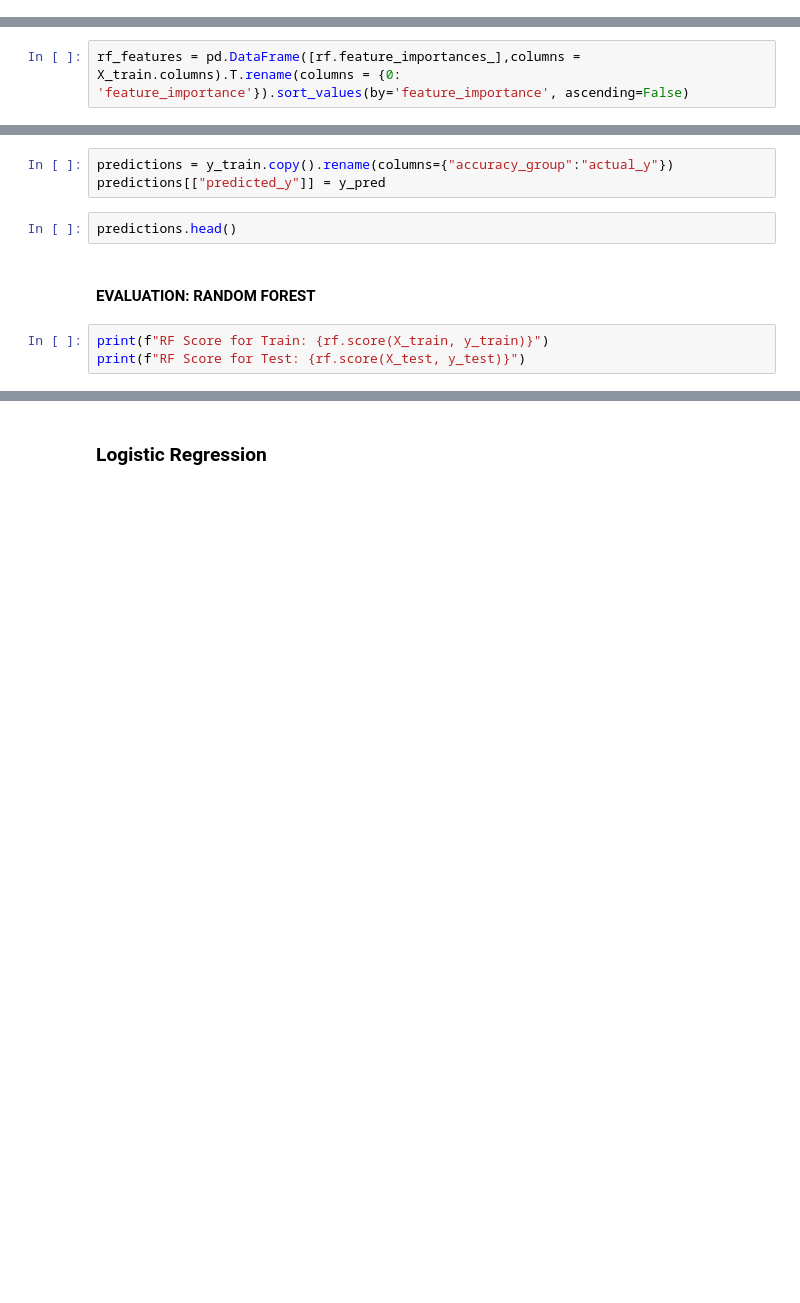
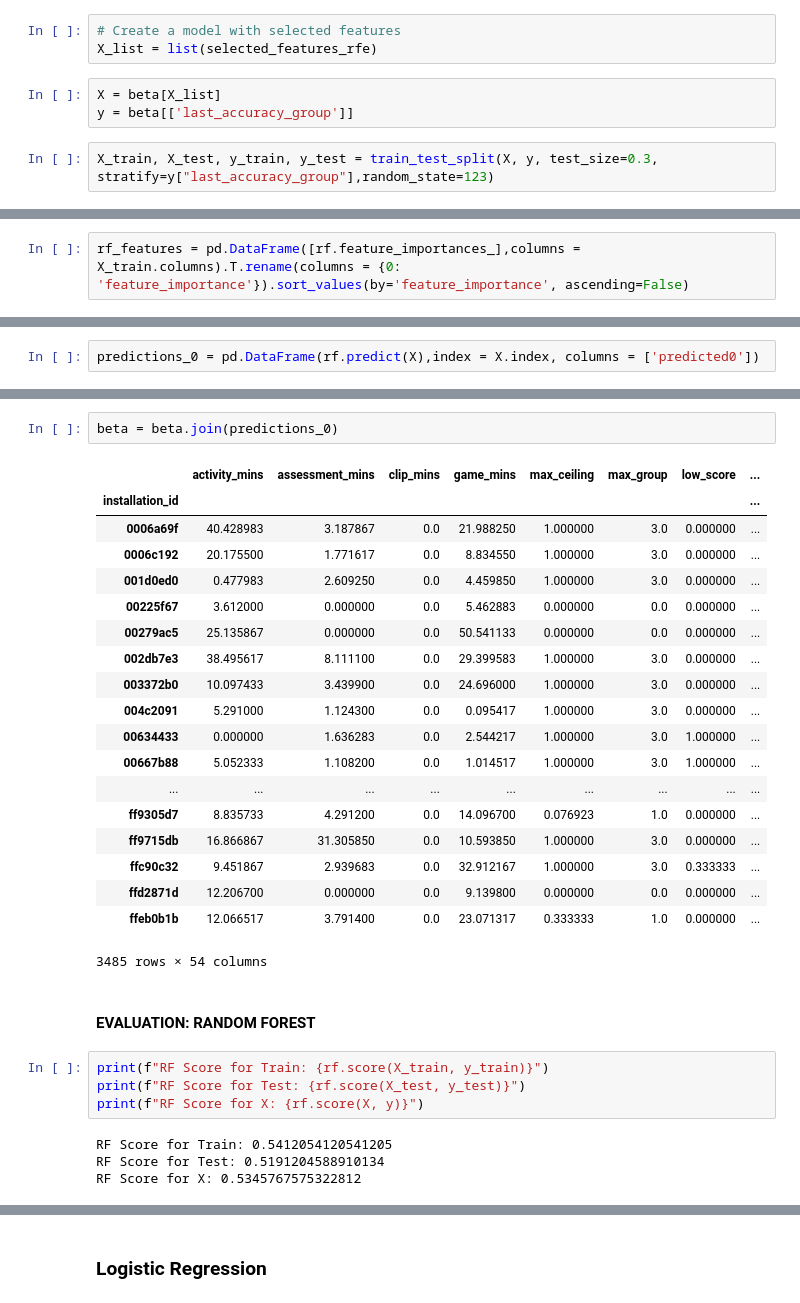
Before and after one commit to cats-in-the-hat/PBS-KIDS2, a Jupyter notebook: full_project_documentation.ipynb, the cells around one changed output, grey strips where cells are left out. Drawn from its saved outputs; the diff is of its cells as text; blank space fills up the shorter version.

```diff
--- a/full_project_documentation.ipynb
+++ b/full_project_documentation.ipynb
@@ -571,6 +870,14 @@ print(f"X_test shape: {X_test.shape}")
 # %% [markdown]
 ---
 ## VI. MODELING
+# %%
+# Create a model with selected features
+X_list = list(selected_features_rfe)
+# %%
+X = beta[X_list]
+y = beta[['last_accuracy_group']]
+# %%
+X_train, X_test, y_train, y_test = train_test_split(X, y, test_size=0.3, stratify=y["last_accuracy_group"],random_state=123)
 # %% [markdown]
 ### Random Forest
 # %% [markdown]
@@ -597,2 +915,4 @@ y_pred = pd.DataFrame(rf.predict(X_train),index = X_train.index)
 y_pred_test = pd.DataFrame(rf.predict(X_test),index = X_test.index)
+# %%
+predictions_0 = pd.DataFrame(rf.predict(X),index = X.index, columns = ['predicted0'])
 # %%
@@ -600,11 +928,33 @@ y_train.head()
-# %%
-predictions = y_train.copy().rename(columns={"accuracy_group":"actual_y"})
-predictions[["predicted_y"]] = y_pred
-# %%
-predictions.head()
+# %%
+beta = beta.join(predictions_0)
+# %% [output]
+|  | activity_mins | assessment_mins | clip_mins | game_mins | max_ceiling | max_group | low_score | ... |
+| installation_id |  |  |  |  |  |  |  | ... |
+| 0006a69f | 40.428983 | 3.187867 | 0.0 | 21.988250 | 1.000000 | 3.0 | 0.000000 | ... |
+| 0006c192 | 20.175500 | 1.771617 | 0.0 | 8.834550 | 1.000000 | 3.0 | 0.000000 | ... |
+| 001d0ed0 | 0.477983 | 2.609250 | 0.0 | 4.459850 | 1.000000 | 3.0 | 0.000000 | ... |
+| 00225f67 | 3.612000 | 0.000000 | 0.0 | 5.462883 | 0.000000 | 0.0 | 0.000000 | ... |
+| 00279ac5 | 25.135867 | 0.000000 | 0.0 | 50.541133 | 0.000000 | 0.0 | 0.000000 | ... |
+| 002db7e3 | 38.495617 | 8.111100 | 0.0 | 29.399583 | 1.000000 | 3.0 | 0.000000 | ... |
+| 003372b0 | 10.097433 | 3.439900 | 0.0 | 24.696000 | 1.000000 | 3.0 | 0.000000 | ... |
+| 004c2091 | 5.291000 | 1.124300 | 0.0 | 0.095417 | 1.000000 | 3.0 | 0.000000 | ... |
+| 00634433 | 0.000000 | 1.636283 | 0.0 | 2.544217 | 1.000000 | 3.0 | 1.000000 | ... |
+| 00667b88 | 5.052333 | 1.108200 | 0.0 | 1.014517 | 1.000000 | 3.0 | 1.000000 | ... |
+| ... | ... | ... | ... | ... | ... | ... | ... | ... |
+| ff9305d7 | 8.835733 | 4.291200 | 0.0 | 14.096700 | 0.076923 | 1.0 | 0.000000 | ... |
+| ff9715db | 16.866867 | 31.305850 | 0.0 | 10.593850 | 1.000000 | 3.0 | 0.000000 | ... |
+| ffc90c32 | 9.451867 | 2.939683 | 0.0 | 32.912167 | 1.000000 | 3.0 | 0.333333 | ... |
+| ffd2871d | 12.206700 | 0.000000 | 0.0 | 9.139800 | 0.000000 | 0.0 | 0.000000 | ... |
+| ffeb0b1b | 12.066517 | 3.791400 | 0.0 | 23.071317 | 0.333333 | 1.0 | 0.000000 | ... |
+3485 rows × 54 columns
 # %% [markdown]
 #### EVALUATION: RANDOM FOREST
 # %%
 print(f"RF Score for Train: {rf.score(X_train, y_train)}")
 print(f"RF Score for Test: {rf.score(X_test, y_test)}")
+print(f"RF Score for X: {rf.score(X, y)}")
+# %% [output]
+RF Score for Train: 0.5412054120541205
+RF Score for Test: 0.5191204588910134
+RF Score for X: 0.5345767575322812
 # %%
```
Also changed, not shown: parts of 184 cells of this notebook.
